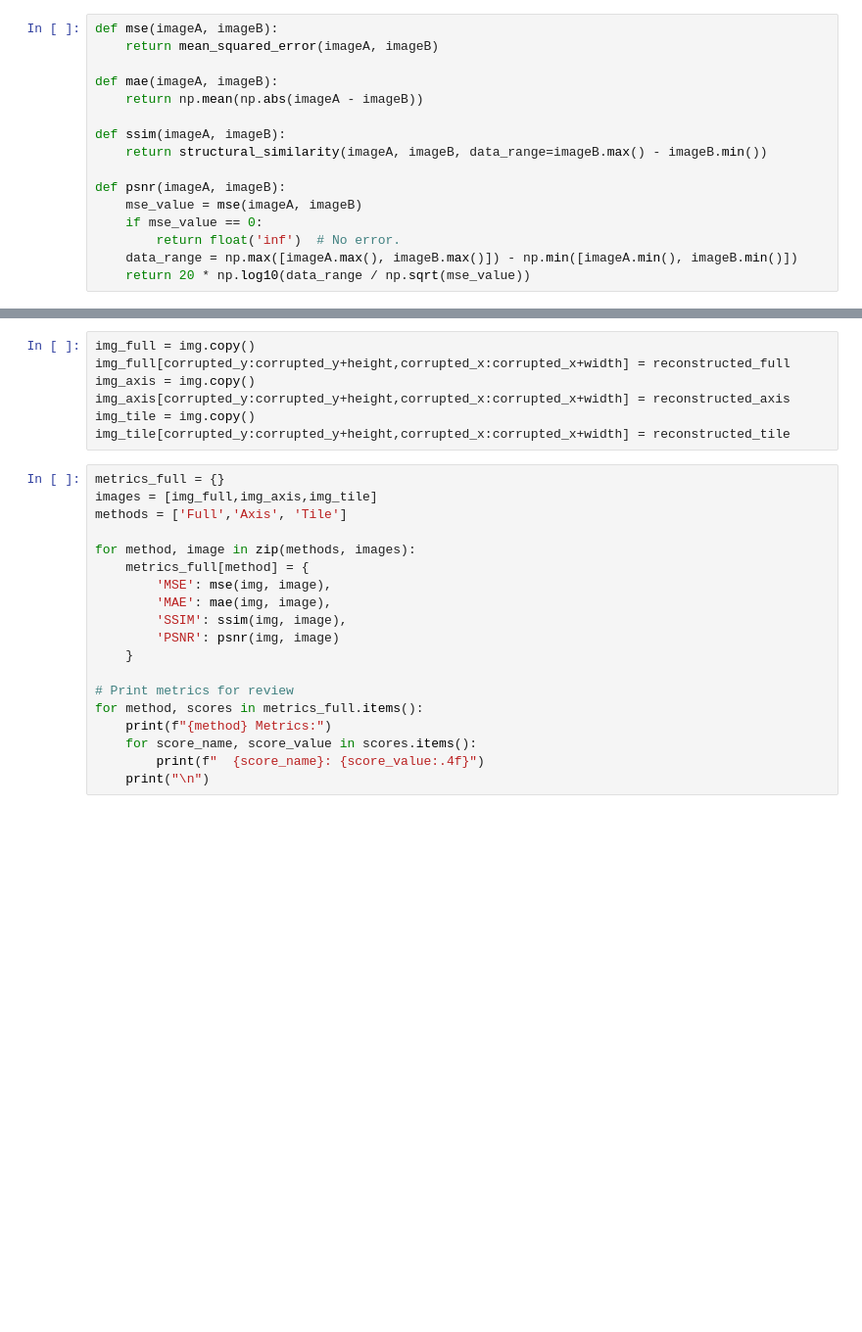
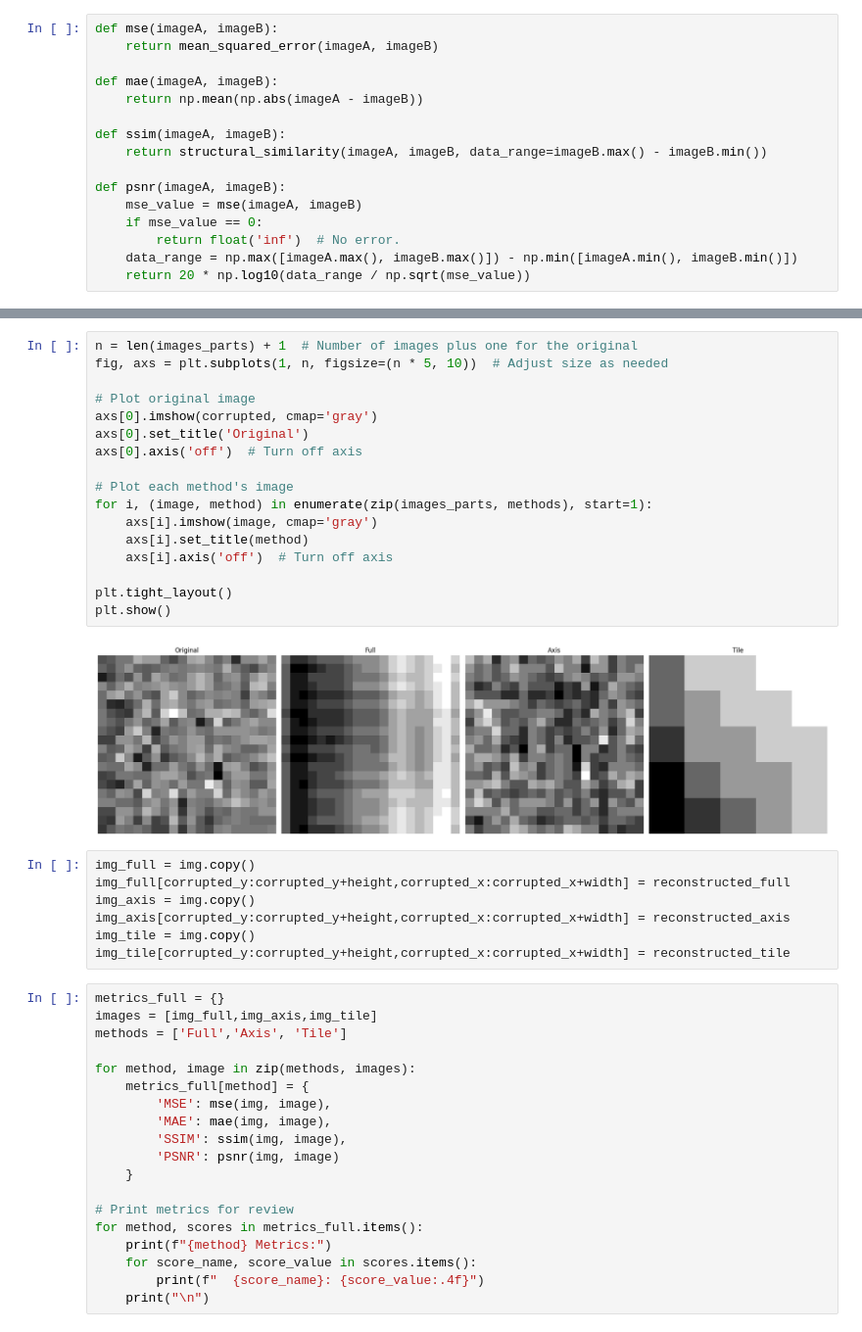
Before and after one commit to DanZlotnikov/ICBV24_PROJ, a Jupyter notebook: src/image_completion/fourier.ipynb, the cells around one changed output, grey strips where cells are left out. Shown at 98% size. Cells and saved outputs as stored; diff of their text form; blank space fills up the shorter version.

```diff
--- a/src/image_completion/fourier.ipynb
+++ b/src/image_completion/fourier.ipynb
@@ -94,3 +98,22 @@ plt.show()
+# %%
+n = len(images_parts) + 1  # Number of images plus one for the original
+fig, axs = plt.subplots(1, n, figsize=(n * 5, 10))  # Adjust size as needed
+
+# Plot original image
+axs[0].imshow(corrupted, cmap='gray')
+axs[0].set_title('Original')
+axs[0].axis('off')  # Turn off axis
+
+# Plot each method's image
+for i, (image, method) in enumerate(zip(images_parts, methods), start=1):
+    axs[i].imshow(image, cmap='gray')
+    axs[i].set_title(method)
+    axs[i].axis('off')  # Turn off axis
+
+plt.tight_layout()
+plt.show()
+# %% [output]
+[figure, added]
 # %%
 img_full = img.copy()
 img_full[corrupted_y:corrupted_y+height,corrupted_x:corrupted_x+width] = reconstructed_full
```
Also changed, not shown: parts of 5 cells of this notebook, 1 other file.
